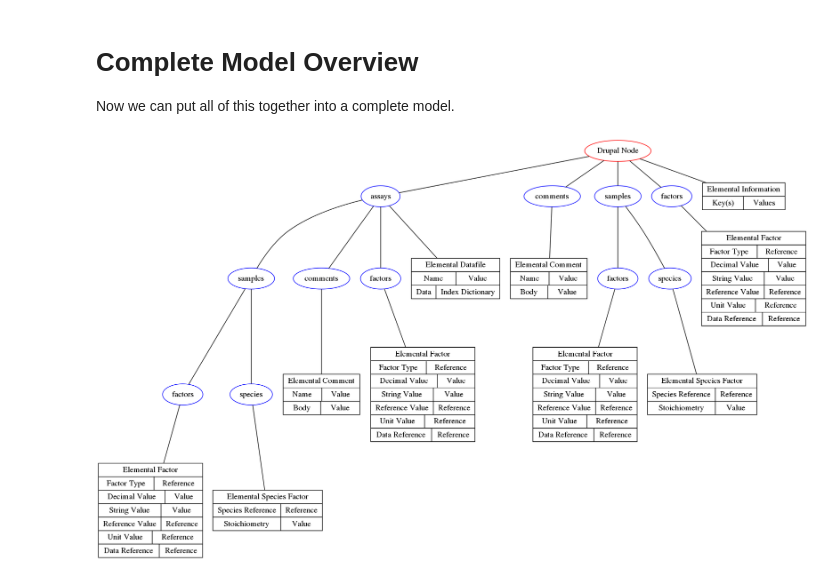
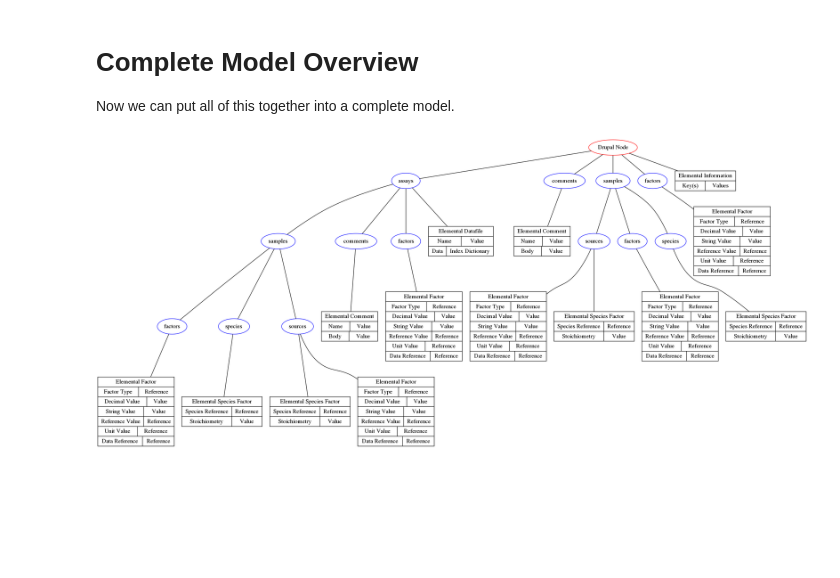
Before and after one commit to biggstd/isaDream, a Jupyter notebook: dev_notebooks/Model_Design.ipynb, the cells around one changed output. Saved outputs shown, nothing was run; the diff lists cells and outputs as text; code cells hidden in the pictures; blank space fills up the shorter version.

```diff
--- a/dev_notebooks/Model_Design.ipynb
+++ b/dev_notebooks/Model_Design.ipynb
@@ -271,6 +271,15 @@ model_graph.add_node(drupal_comments)
 
 drupal_samples = container_node("samples")
 model_graph.add_node(drupal_samples)
+
+ds_sources = container_node("sources")
+model_graph.add_node(ds_sources)
+
+ds_source_factors = elemental_node("factor")
+model_graph.add_node(ds_source_factors)
+
+ds_source_species = elemental_node("species")
+model_graph.add_node(ds_source_species)
 
 drupal_factors = container_node("factors")
 model_graph.add_node(drupal_factors)
@@ -320,6 +329,16 @@ model_graph.add_node(a_s_factors)
 a_s_species = container_node("species")
 model_graph.add_node(a_s_species)
 
+a_s_sources = container_node("sources")
+model_graph.add_node(a_s_sources)
+
+as_source_species = elemental_node("species")
+model_graph.add_node(as_source_species)
+
+as_source_factors = elemental_node("factor")
+model_graph.add_node(as_source_factors)
+
+
 as_species_element = elemental_node("species")
 model_graph.add_node(as_species_element)
 
@@ -337,37 +356,48 @@ edges = [
 
     Edge(drupal_factors, d_factor_element),
 
+    Edge(drupal_samples, ds_sources),
+
+
+    Edge(ds_sources, ds_source_factors),
+    Edge(ds_sources, ds_source_species),
+
+#     ds_source_factors
+#     ds_source_species
 
     Edge(drupal_samples, d_sample_factors),
     Edge(d_sample_factors, ds_factor_element),
     Edge(drupal_samples, d_sample_species),
     Edge(d_sample_species, ds_species_element),
 
 
     Edge(drupal_comments, d_comment_element),
 
 
     Edge(drupal_assays, assay_samples),
     Edge(drupal_assays, assay_comments),
     Edge(drupal_assays, assay_factors),
     Edge(drupal_assays, assay_data),
 
     Edge(assay_factors, assay_factor_element),
     Edge(assay_comments, assay_comment_element),
 
     Edge(assay_samples, a_s_factors),
     Edge(assay_samples, a_s_species),
+    Edge(assay_samples, a_s_sources),
+
+    Edge(a_s_sources, as_source_species),
+    Edge(a_s_sources, as_source_factors),
 
 
     Edge(a_s_factors, as_factor_element),
-    Edge(a_s_species, as_species_element),
-
+    Edge(a_s_species, as_species_element)
 
 ]
 
 for edge in edges:
     model_graph.add_edge(edge)
 
 viewPydot(model_graph)
 # %% [output]
-[figure, old version]
+[figure, new version]
```
Also changed, not shown: 5 other files.
